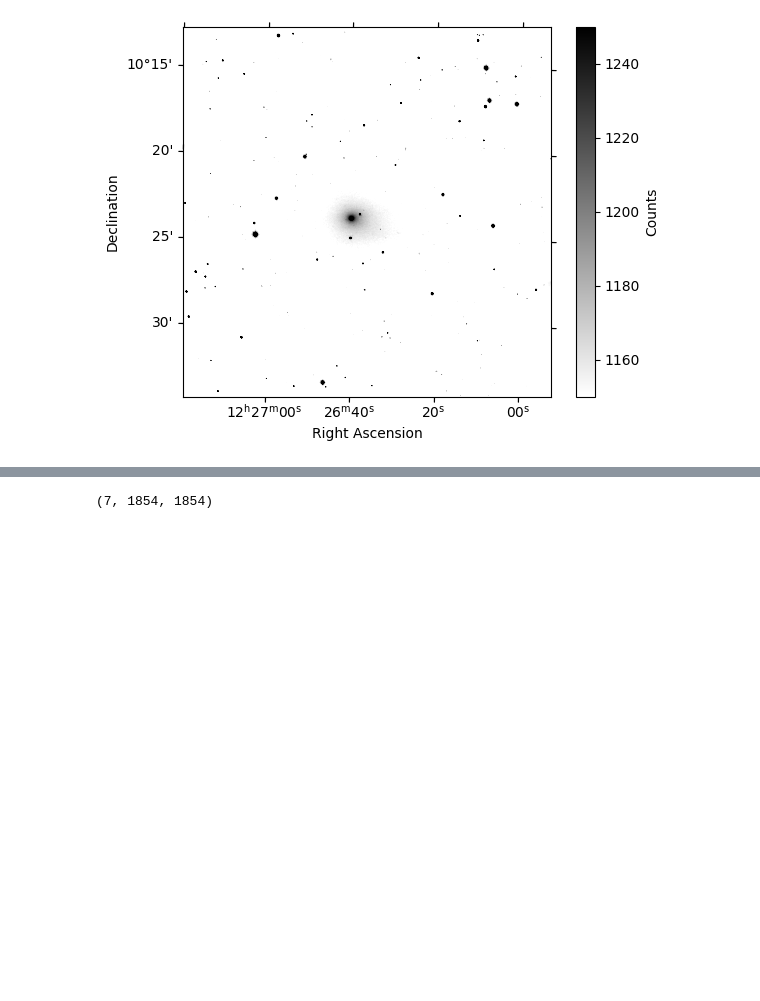
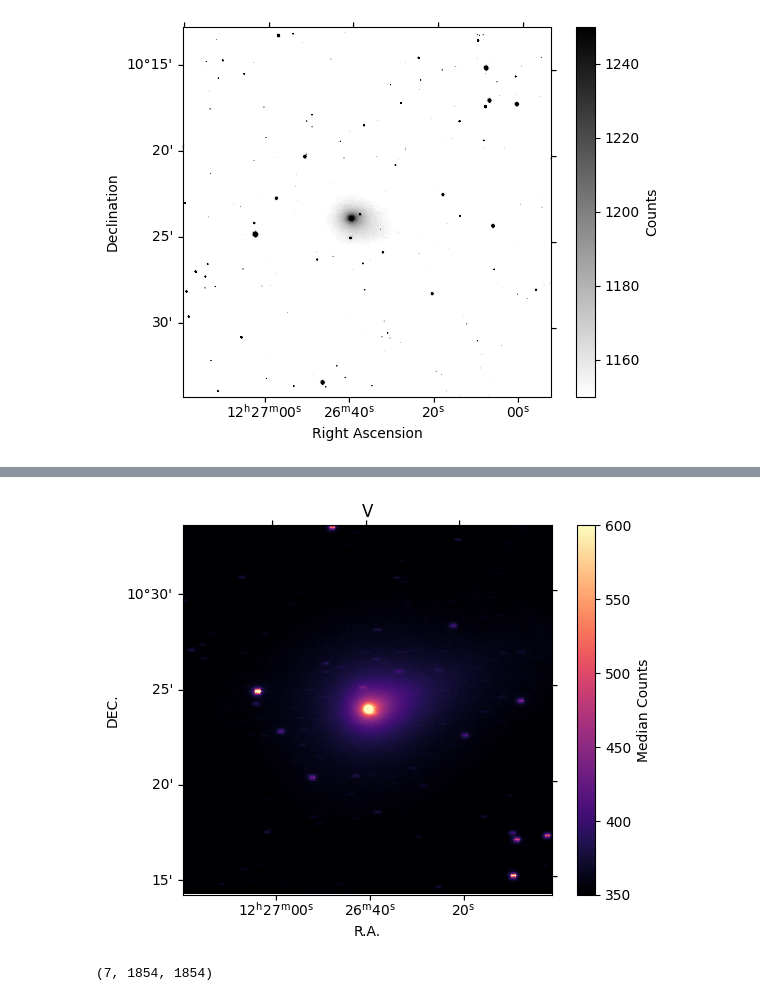
Before and after one commit to daraghhollman/Comet62P-Tsuchinshan, a Jupyter notebook: NewScripts/analysis.ipynb, the cells around one changed output, grey strips where cells are left out. Saved outputs shown, nothing was run; the diff lists cells and outputs as text; code cells hidden in the pictures; blank space fills up the shorter version.

```diff
--- a/NewScripts/analysis.ipynb
+++ b/NewScripts/analysis.ipynb
@@ -78 +147,11 @@ def StackImages(paths, filter, bounds):
+# %%
+plt.subplot(projection=cutoutWcs)
+plt.imshow(vStackedImage, cmap="magma", vmin=350, vmax=600)
+plt.colorbar(label="Median Counts")
+plt.title("V")
+plt.xlabel("R.A.")
+plt.ylabel("DEC.")
+plt.gca().invert_yaxis()
+# %% [output]
+[figure, added]
 # %%
```
Also changed, not shown: parts of 18 cells of this notebook, 8 other files.
